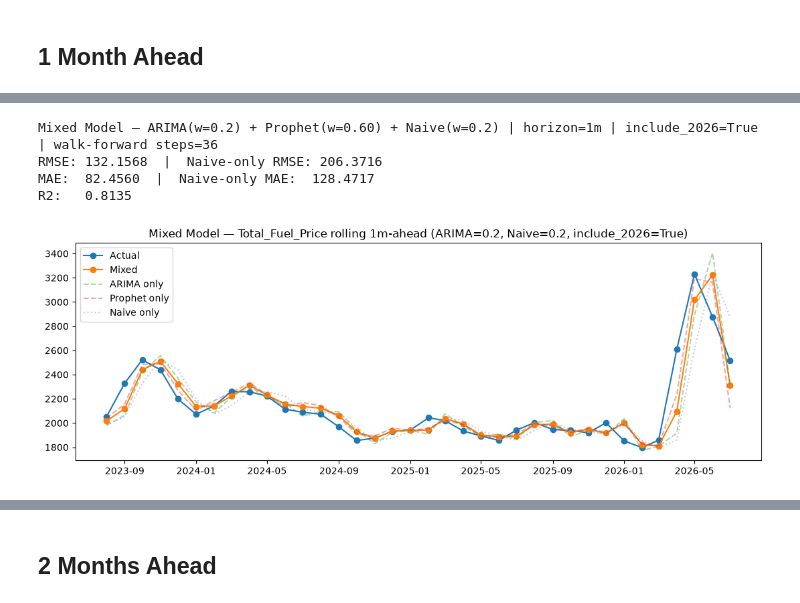
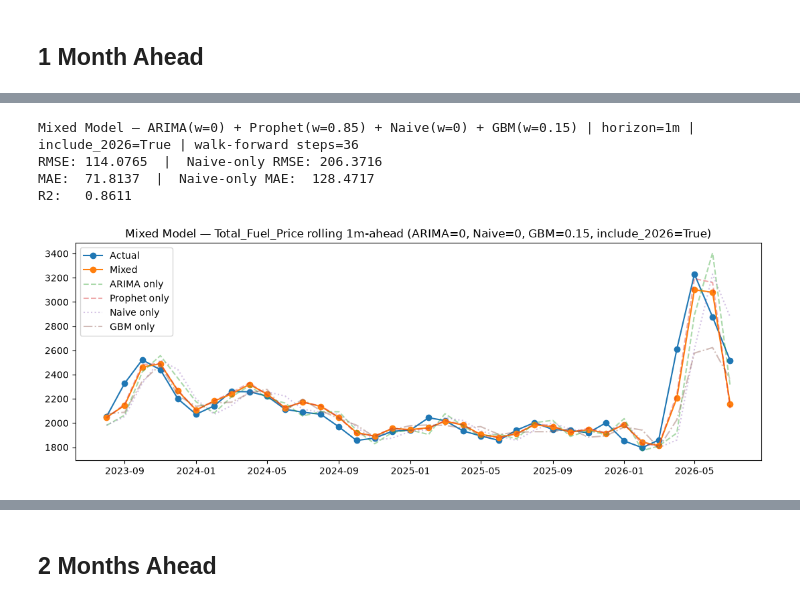
Before and after one commit to Trist4/fools-optimum, a Jupyter notebook: notebooks/mixed_model.ipynb, the cells around one changed output, grey strips where cells are left out. Saved outputs shown, nothing was run; the diff lists cells and outputs as text; code cells hidden in the pictures.

```diff
--- a/notebooks/mixed_model.ipynb
+++ b/notebooks/mixed_model.ipynb
@@ -196,5 +213,5 @@ features_6M_diesel = ['GSCPI_Lag12', 'GECON', 'GPR_Lag6']
 # %% [markdown]
 ## 1 Month Ahead
 # %%
-results = run_mixed_model(deisel_df, features_1M_diesel, ARIMA_WEIGHT=0.2, NAIVE_WEIGHT=0.2)
+results = run_mixed_model(deisel_df, features_1M_diesel, ARIMA_WEIGHT=0, NAIVE_WEIGHT=0, GBM_WEIGHT=0.15)
 # %% [output]
@@ -218,6 +235,6 @@ results = run_mixed_model(deisel_df, features_1M_diesel, ARIMA_WEIGHT=0.2, NAIVE
-Mixed Model — ARIMA(w=0.2) + Prophet(w=0.60) + Naive(w=0.2) | horizon=1m | include_2026=True | walk-forward steps=36
-RMSE: 132.1568  |  Naive-only RMSE: 206.3716
-MAE:  82.4560  |  Naive-only MAE:  128.4717
-R2:   0.8135
+Mixed Model — ARIMA(w=0) + Prophet(w=0.85) + Naive(w=0) + GBM(w=0.15) | horizon=1m | include_2026=True | walk-forward steps=36
+RMSE: 114.0765  |  Naive-only RMSE: 206.3716
+MAE:  71.8137  |  Naive-only MAE:  128.4717
+R2:   0.8611
-[figure, old version]
+[figure, new version]
 # %%
```
Also changed, not shown: parts of 11 cells of this notebook.
